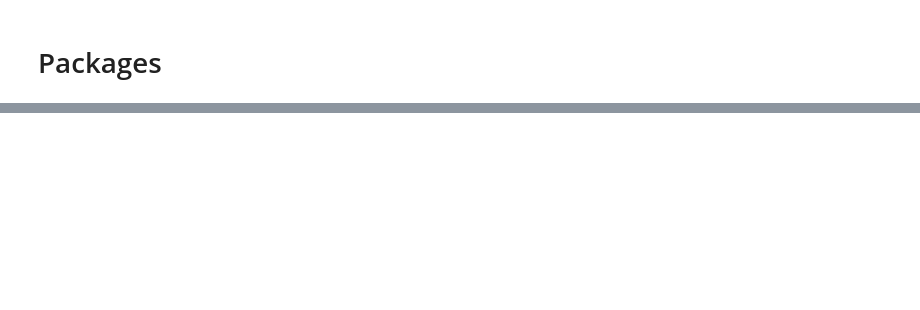
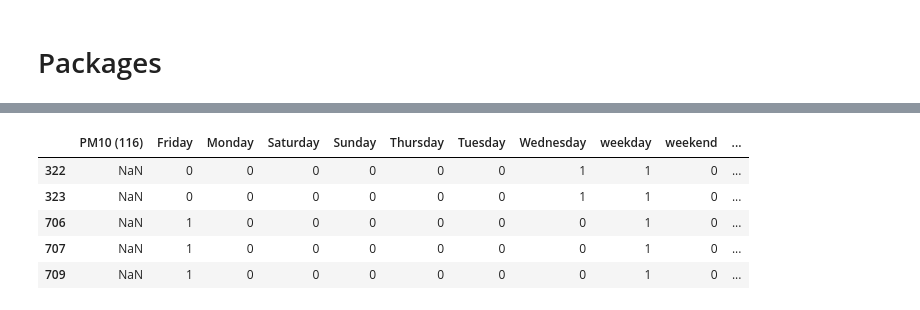
Before and after one commit to jude1997felix/Decentralized-Air-quality-Monitoring-and-Prediction, a Jupyter notebook: imputations_DNN.ipynb, the cells around one changed output, grey strips where cells are left out. Drawn from its saved outputs; the diff is of its cells as text; code cells hidden in the pictures; blank space fills up the shorter version.

```diff
--- a/imputations_DNN.ipynb
+++ b/imputations_DNN.ipynb
@@ -23,0 +498,9 @@ import tensorflow as tf
+# %%
+pm10[col] = pm10[col].apply(lambda x: abs(x*0) if x<0 else x)
+
+negative_index = []
+for idx,val in enumerate(pm10[col]):
+  if val < 0:
+    negative_index.append(idx)
+
+print(len(negative_index))
@@ -23,0 +509,8 @@ import tensorflow as tf
+# %%
+missing = pm10[col].isnull()
+missing_index = []
+for idx,value in enumerate(missing):
+  if value == True:
+    missing_index.append(idx)
+
+print(missing_index)
@@ -23,0 +519,10 @@ import tensorflow as tf
+# %%
+pm10['seconds'] = pm10['Start'].map(datetime.datetime.timestamp)
+# %%
+day = 24*60*60
+year = (365.2425)*day
+
+pm10['Day sin'] = np.sin(pm10['seconds'] * (2 * np.pi / day))
+pm10['Day cos'] = np.cos(pm10['seconds'] * (2 * np.pi / day))
+pm10['Year sin'] = np.sin(pm10['seconds'] * (2 * np.pi / year))
+pm10['Year cos'] = np.cos(pm10['seconds'] * (2 * np.pi / year))
@@ -23,0 +551,10 @@ import tensorflow as tf
+# %%
+pm10_test = pm10.iloc[missing_index]
+pm10_test.head()
+# %% [output]
+|  | PM10 (116) | Friday | Monday | Saturday | Sunday | Thursday | Tuesday | Wednesday | weekday | weekend | ... |
+| 322 | NaN | 0 | 0 | 0 | 0 | 0 | 0 | 1 | 1 | 0 | ... |
+| 323 | NaN | 0 | 0 | 0 | 0 | 0 | 0 | 1 | 1 | 0 | ... |
+| 706 | NaN | 1 | 0 | 0 | 0 | 0 | 0 | 0 | 1 | 0 | ... |
+| 707 | NaN | 1 | 0 | 0 | 0 | 0 | 0 | 0 | 1 | 0 | ... |
+| 709 | NaN | 1 | 0 | 0 | 0 | 0 | 0 | 0 | 1 | 0 | ... |
```
Also changed, not shown: parts of 105 cells of this notebook.
